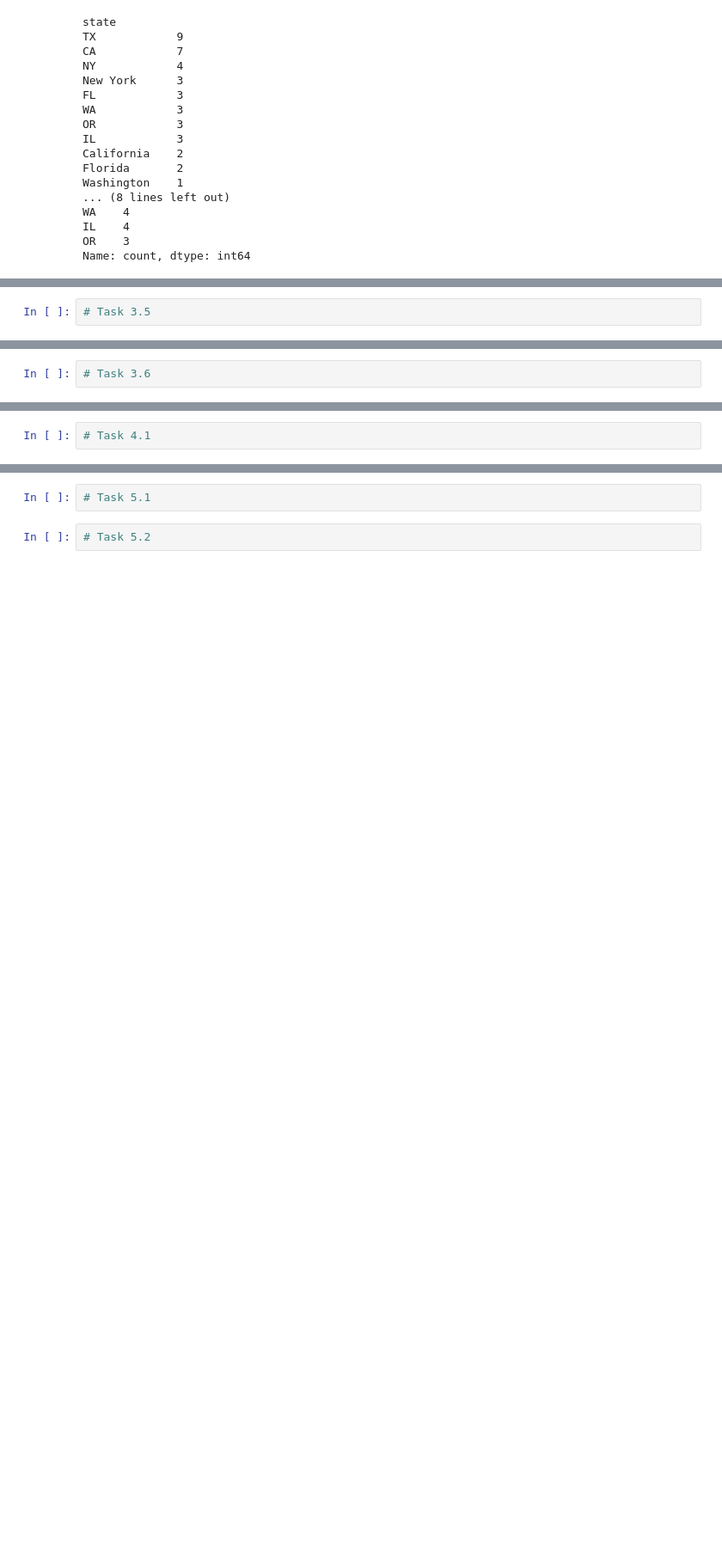
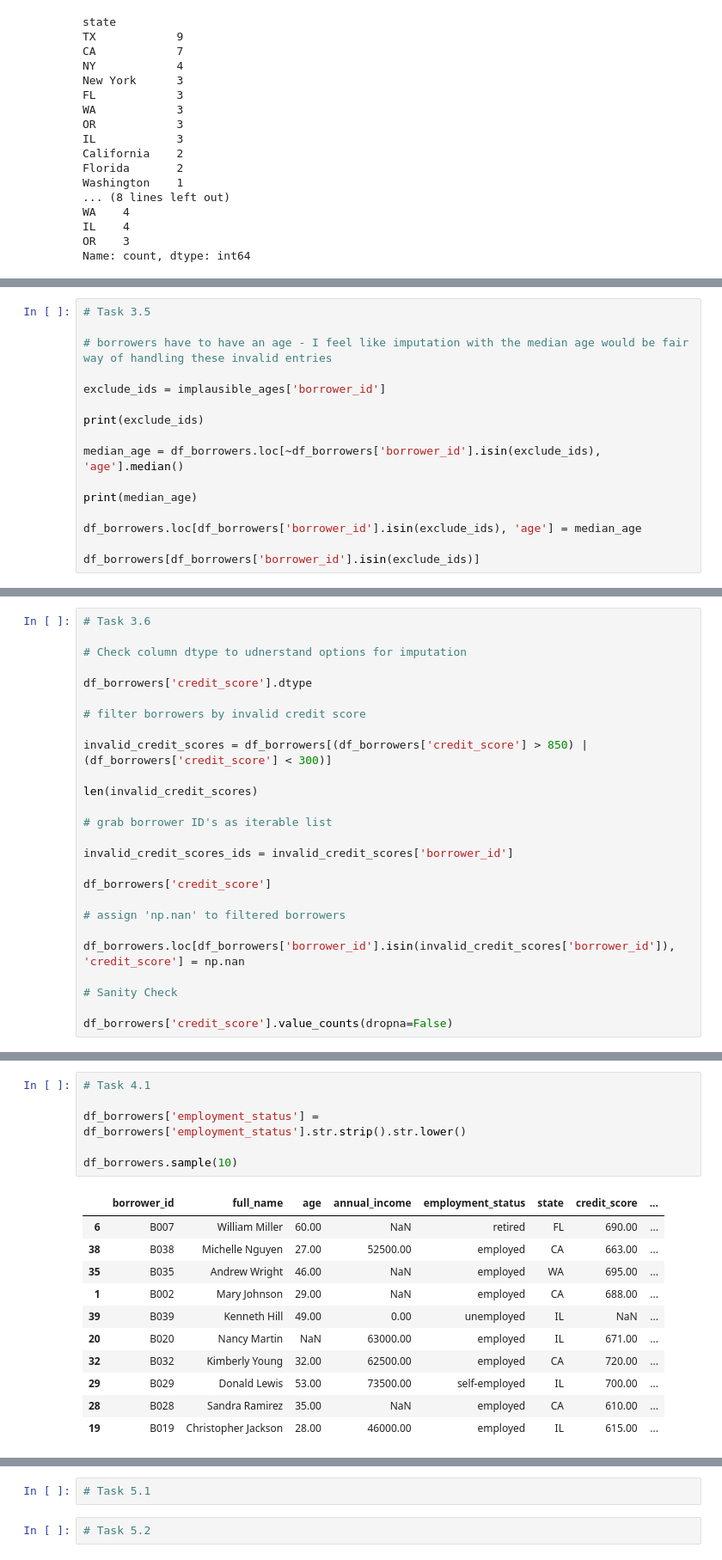
Before and after one commit to smallchuch/CreditRiskLearning, a Jupyter notebook: Practice Datasets/pandas_practice_notebook_v2.ipynb, the cells around one changed output, grey strips where cells are left out. Shown at 86% size. Drawn from its saved outputs; the diff is of its cells as text; blank space fills up the shorter version.

```diff
--- a/Practice Datasets/pandas_practice_notebook_v2.ipynb
+++ b/Practice Datasets/pandas_practice_notebook_v2.ipynb
@@ -1003,2 +1027,16 @@ Name: count, dtype: int64
 # %%
 # Task 3.5
+
+# borrowers have to have an age - I feel like imputation with the median age would be fair way of handling these invalid entries
+
+exclude_ids = implausible_ages['borrower_id']
+
+print(exclude_ids)
+
+median_age = df_borrowers.loc[~df_borrowers['borrower_id'].isin(exclude_ids), 'age'].median()
+
+print(median_age)
+
+df_borrowers.loc[df_borrowers['borrower_id'].isin(exclude_ids), 'age'] = median_age
+
+df_borrowers[df_borrowers['borrower_id'].isin(exclude_ids)]
@@ -1005,2 +1051,26 @@ Name: count, dtype: int64
 # %%
 # Task 3.6
+
+# Check column dtype to udnerstand options for imputation
+
+df_borrowers['credit_score'].dtype
+
+# filter borrowers by invalid credit score
+
+invalid_credit_scores = df_borrowers[(df_borrowers['credit_score'] > 850) | (df_borrowers['credit_score'] < 300)]
+
+len(invalid_credit_scores)
+
+# grab borrower ID's as iterable list
+
+invalid_credit_scores_ids = invalid_credit_scores['borrower_id']
+
+df_borrowers['credit_score']
+
+# assign 'np.nan' to filtered borrowers
+
+df_borrowers.loc[df_borrowers['borrower_id'].isin(invalid_credit_scores['borrower_id']), 'credit_score'] = np.nan
+
+# Sanity Check
+
+df_borrowers['credit_score'].value_counts(dropna=False)
@@ -1030,2 +1505,18 @@ Name: count, dtype: int64
 # %%
 # Task 4.1
+
+df_borrowers['employment_status'] = df_borrowers['employment_status'].str.strip().str.lower()
+
+df_borrowers.sample(10)
+# %% [output]
+|  | borrower_id | full_name | age | annual_income | employment_status | state | credit_score | ... |
+| 6 | B007 | William Miller | 60.00 | NaN | retired | FL | 690.00 | ... |
+| 38 | B038 | Michelle Nguyen | 27.00 | 52500.00 | employed | CA | 663.00 | ... |
+| 35 | B035 | Andrew Wright | 46.00 | NaN | employed | WA | 695.00 | ... |
+| 1 | B002 | Mary Johnson | 29.00 | NaN | employed | CA | 688.00 | ... |
+| 39 | B039 | Kenneth Hill | 49.00 | 0.00 | unemployed | IL | NaN | ... |
+| 20 | B020 | Nancy Martin | NaN | 63000.00 | employed | IL | 671.00 | ... |
+| 32 | B032 | Kimberly Young | 32.00 | 62500.00 | employed | CA | 720.00 | ... |
+| 29 | B029 | Donald Lewis | 53.00 | 73500.00 | self-employed | IL | 700.00 | ... |
+| 28 | B028 | Sandra Ramirez | 35.00 | NaN | employed | CA | 610.00 | ... |
+| 19 | B019 | Christopher Jackson | 28.00 | 46000.00 | employed | IL | 615.00 | ... |
```
Also changed, not shown: parts of 23 cells of this notebook, 1 other file.
